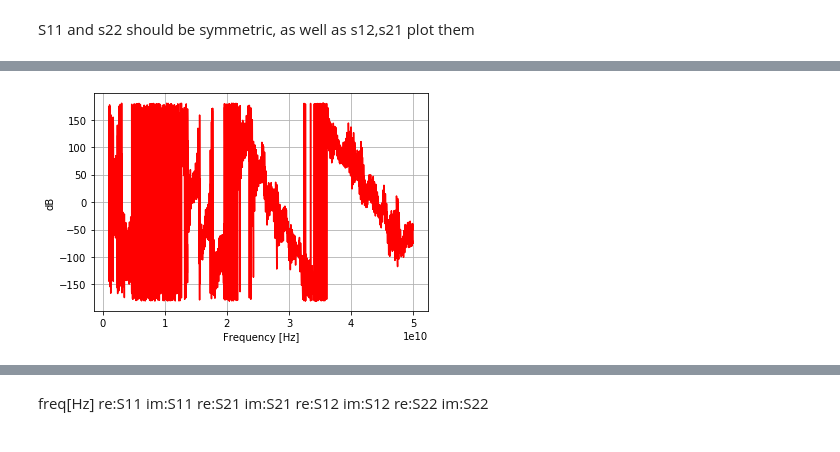
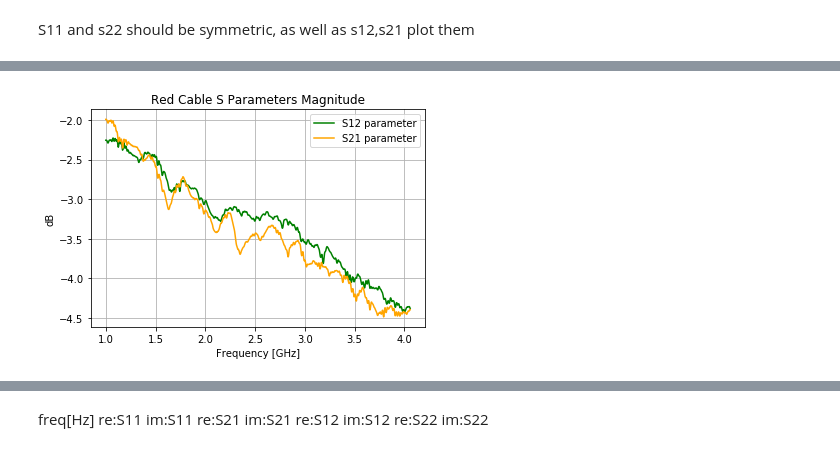
Before and after one commit to Holcan/STM, a Jupyter notebook: Cables/Cables S parameters.ipynb, the cells around one changed output, grey strips where cells are left out. Drawn from its saved outputs; the diff is of its cells as text; code cells hidden in the pictures.

```diff
--- a/Cables/Cables S parameters.ipynb
+++ b/Cables/Cables S parameters.ipynb
@@ -73,13 +77,17 @@ plt.show()
-# %%
-fig,  ax = plt.subplots()
-
-ax.grid(True)
-
-plt.plot(kabel1["Hz"],kabel1["dB"],label = "S parameter Rotes Kabel 1 file", color="red")
-
-ax.set_xlabel('Frequency [Hz]')
-ax.set_ylabel('dB')
-#ax.set_title('a')
-plt.show()
-# %% [output]
-[figure, removed]
+# %%
+fig,  ax = plt.subplots()
+
+ax.grid(True)
+
+plt.plot(kabel1["Frequency [Hz]"][0:1000]/1e9,kabel1["S12 Magnitude[db]"][0:1000],label = "S12 parameter", color="green")
+plt.plot(kabel1["Frequency [Hz]"][0:1000]/1e9,kabel1["S21 Magnitude[db]"][0:1000],label = "S21 parameter", color="orange")
+
+ax.set_xlabel('Frequency [GHz]')
+ax.set_ylabel('dB')
+ax.set_title('Red Cable S Parameters Magnitude')
+ax.legend(loc=0)
+plt.show()
+
+fig.savefig(r'Transmision S Parameters, red cable till 4GHz.jpeg',bbox_inches='tight')
+# %% [output]
+[figure, added]
```
Also changed, not shown: parts of 4 cells of this notebook, 25 other files.
